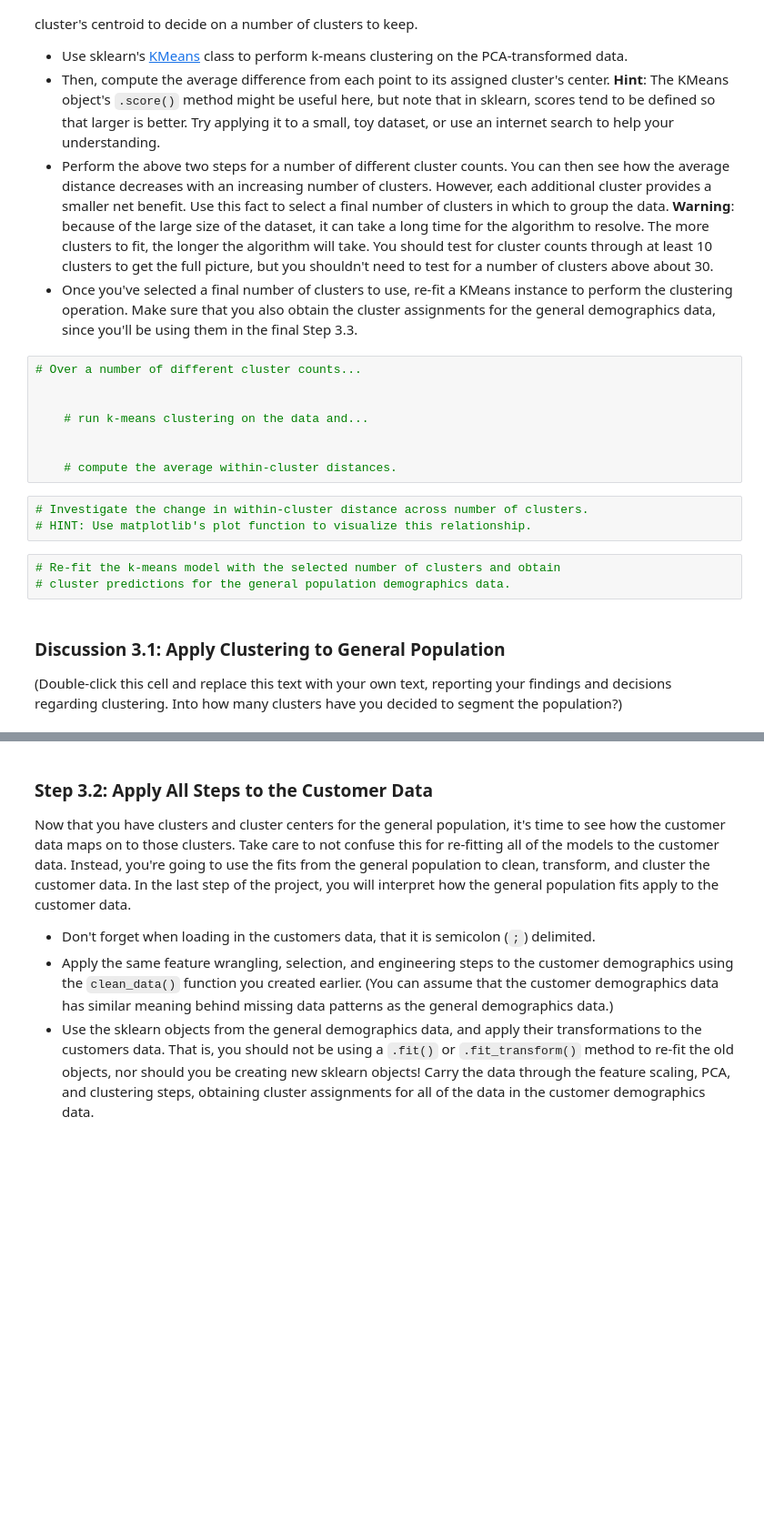
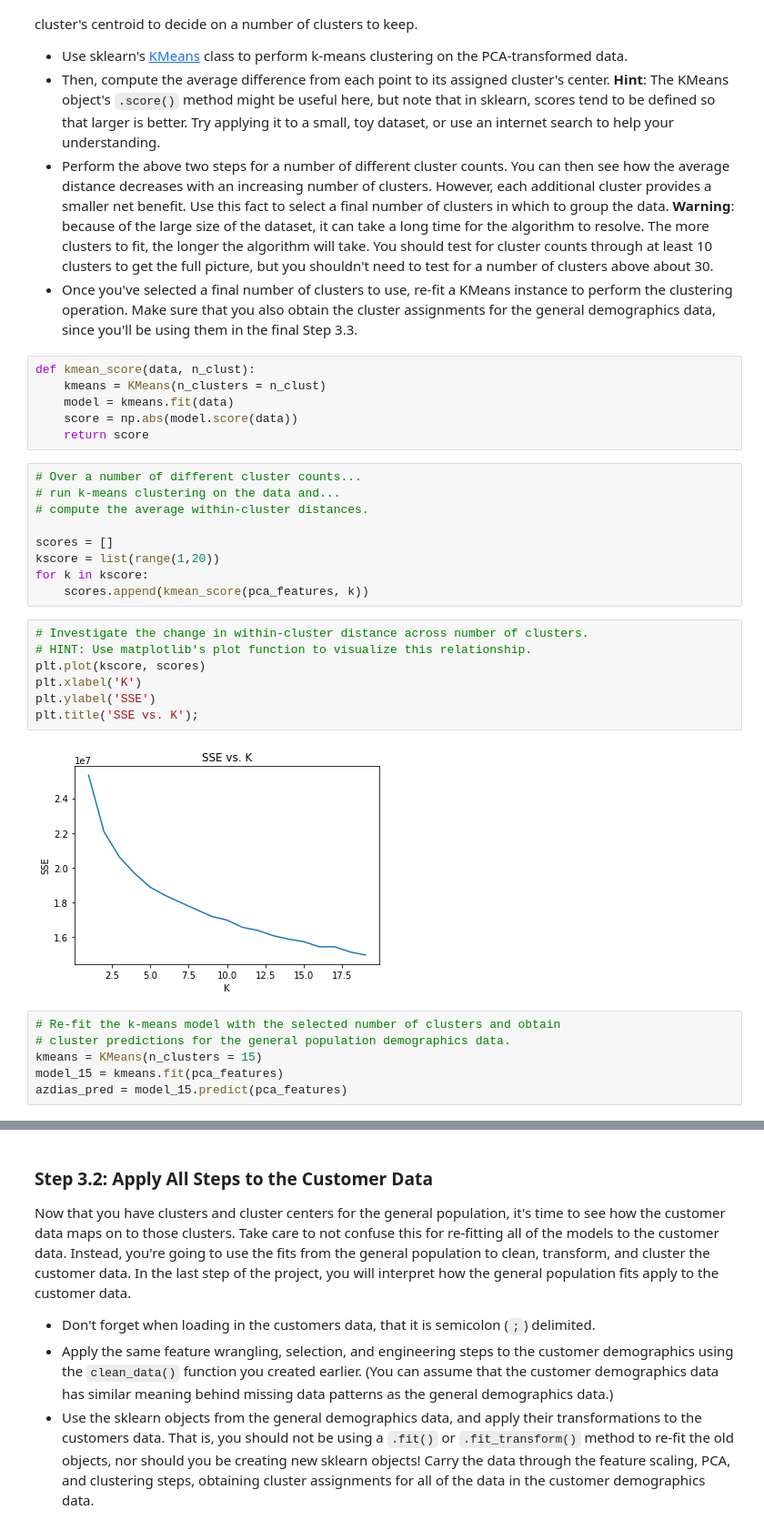
Before and after one commit to malmusfer/Identify_Customer_Segments, a Jupyter notebook: Identify_Customer_Segments.ipynb, the cells around one changed output, grey strips where cells are left out. Shown at 91% size. Cells and saved outputs as stored; diff of their text form; blank space fills up the shorter version.

```diff
--- a/Identify_Customer_Segments.ipynb
+++ b/Identify_Customer_Segments.ipynb
@@ -794,21 +792,33 @@ You've assessed and cleaned the demographics data, then scaled and transformed t
 - Then, compute the average difference from each point to its assigned cluster's center. **Hint**: The KMeans object's `.score()` method might be useful here, but note that in sklearn, scores tend to be defined so that larger is better. Try applying it to a small, toy dataset, or use an internet search to help your understanding.
 - Perform the above two steps for a number of different cluster counts. You can then see how the average distance decreases with an increasing number of clusters. However, each additional cluster provides a smaller net benefit. Use this fact to select a final number of clusters in which to group the data. **Warning**: because of the large size of the dataset, it can take a long time for the algorithm to resolve. The more clusters to fit, the longer the algorithm will take. You should test for cluster counts through at least 10 clusters to get the full picture, but you shouldn't need to test for a number of clusters above about 30.
 - Once you've selected a final number of clusters to use, re-fit a KMeans instance to perform the clustering operation. Make sure that you also obtain the cluster assignments for the general demographics data, since you'll be using them in the final Step 3.3.
+# %%
+def kmean_score(data, n_clust):
+    kmeans = KMeans(n_clusters = n_clust)
+    model = kmeans.fit(data)
+    score = np.abs(model.score(data))
+    return score
 # %%
 # Over a number of different cluster counts...
+# run k-means clustering on the data and...
+# compute the average within-cluster distances.
 
-
-    # run k-means clustering on the data and...
-
-
-    # compute the average within-cluster distances.
+scores = []
+kscore = list(range(1,20))
+for k in kscore:
+    scores.append(kmean_score(pca_features, k))
 # %%
 # Investigate the change in within-cluster distance across number of clusters.
 # HINT: Use matplotlib's plot function to visualize this relationship.
+plt.plot(kscore, scores)
+plt.xlabel('K')
+plt.ylabel('SSE')
+plt.title('SSE vs. K');
+# %% [output]
+[figure, added]
 # %%
 # Re-fit the k-means model with the selected number of clusters and obtain
 # cluster predictions for the general population demographics data.
+kmeans = KMeans(n_clusters = 15)
+model_15 = kmeans.fit(pca_features)
+azdias_pred = model_15.predict(pca_features)
-# %% [markdown]
-### Discussion 3.1: Apply Clustering to General Population
-
-(Double-click this cell and replace this text with your own text, reporting your findings and decisions regarding clustering. Into how many clusters have you decided to segment the population?)
```
Also changed, not shown: parts of 39 cells of this notebook.
